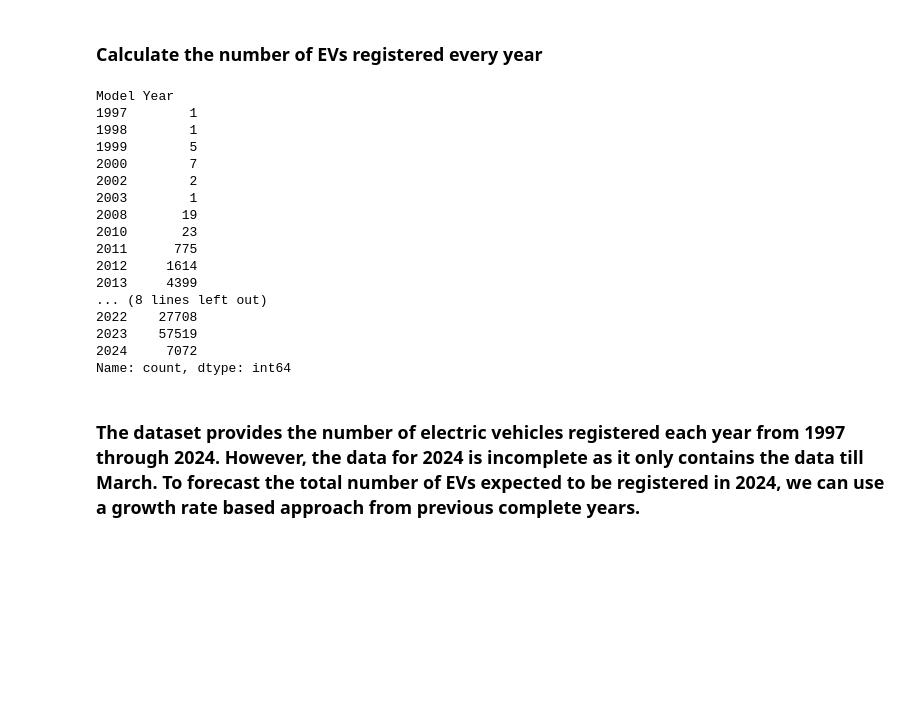
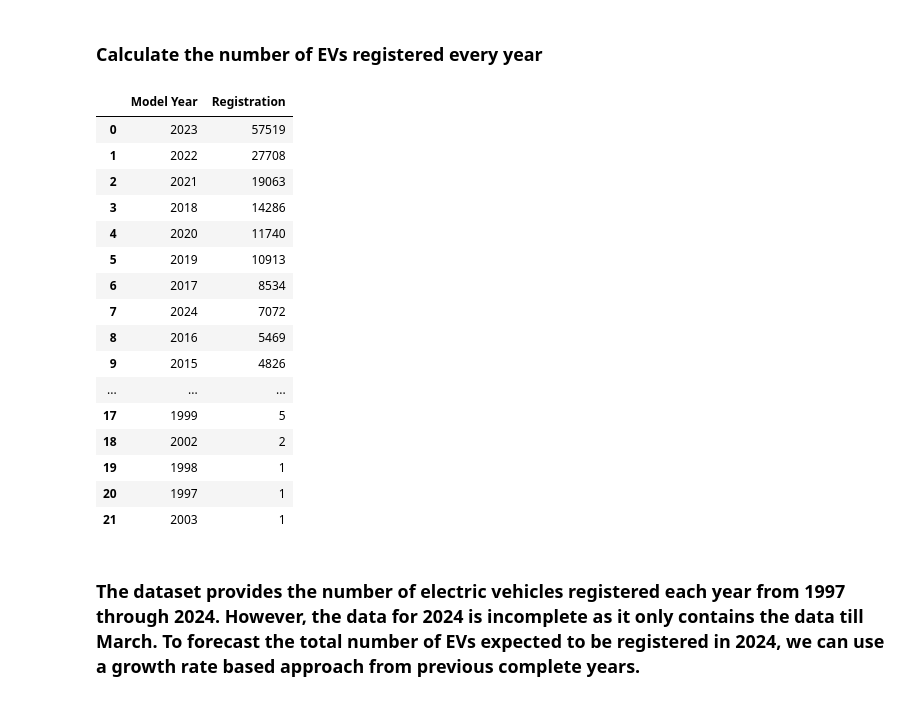
Before and after one commit to jeongseoho/ev-market, a Jupyter notebook: evmarket.ipynb, the cells around one changed output. Drawn from its saved outputs; the diff is of its cells as text; code cells hidden in the pictures; blank space fills up the shorter version.

```diff
--- a/evmarket.ipynb
+++ b/evmarket.ipynb
@@ -125,25 +125,26 @@ plt.show()
 # %% [markdown]
 ### Calculate the number of EVs registered every year
 # %%
-ev_registration_counts = ev_data['Model Year'].value_counts().sort_index()
+ev_registration_counts = ev_data['Model Year'].value_counts().reset_index()
+ev_registration_counts.columns = ['Model Year', 'Registration']
 ev_registration_counts
 # %% [output]
-Model Year
-1997        1
-1998        1
-1999        5
-2000        7
-2002        2
-2003        1
-2008       19
-2010       23
-2011      775
-2012     1614
-2013     4399
-... (8 lines left out)
-2022    27708
-2023    57519
-2024     7072
-Name: count, dtype: int64
+|  | Model Year | Registration |
+| 0 | 2023 | 57519 |
+| 1 | 2022 | 27708 |
+| 2 | 2021 | 19063 |
+| 3 | 2018 | 14286 |
+| 4 | 2020 | 11740 |
+| 5 | 2019 | 10913 |
+| 6 | 2017 | 8534 |
+| 7 | 2024 | 7072 |
+| 8 | 2016 | 5469 |
+| 9 | 2015 | 4826 |
+| ... | ... | ... |
+| 17 | 1999 | 5 |
+| 18 | 2002 | 2 |
+| 19 | 1998 | 1 |
+| 20 | 1997 | 1 |
+| 21 | 2003 | 1 |
 # %% [markdown]
 ### The dataset provides the number of electric vehicles registered each year from 1997 through 2024. However, the data for 2024 is incomplete as it only contains the data till March. To forecast the total number of EVs expected to be registered in 2024, we can use a growth rate based approach from previous complete years.
```
Also changed, not shown: parts of 8 cells of this notebook.
